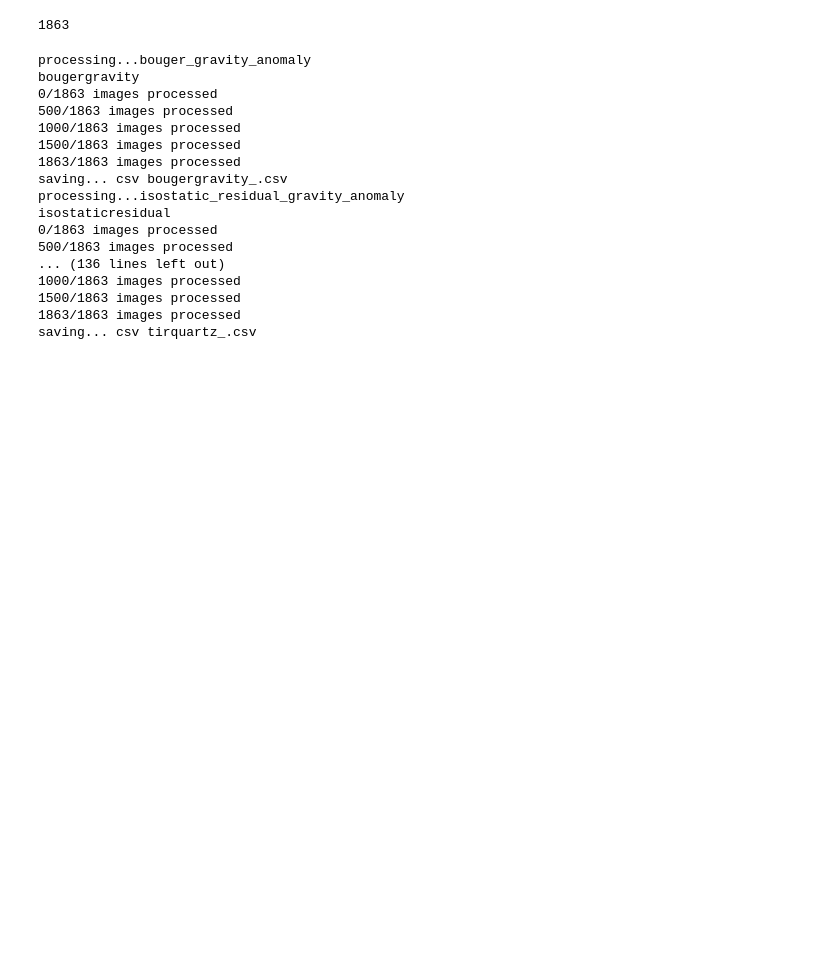
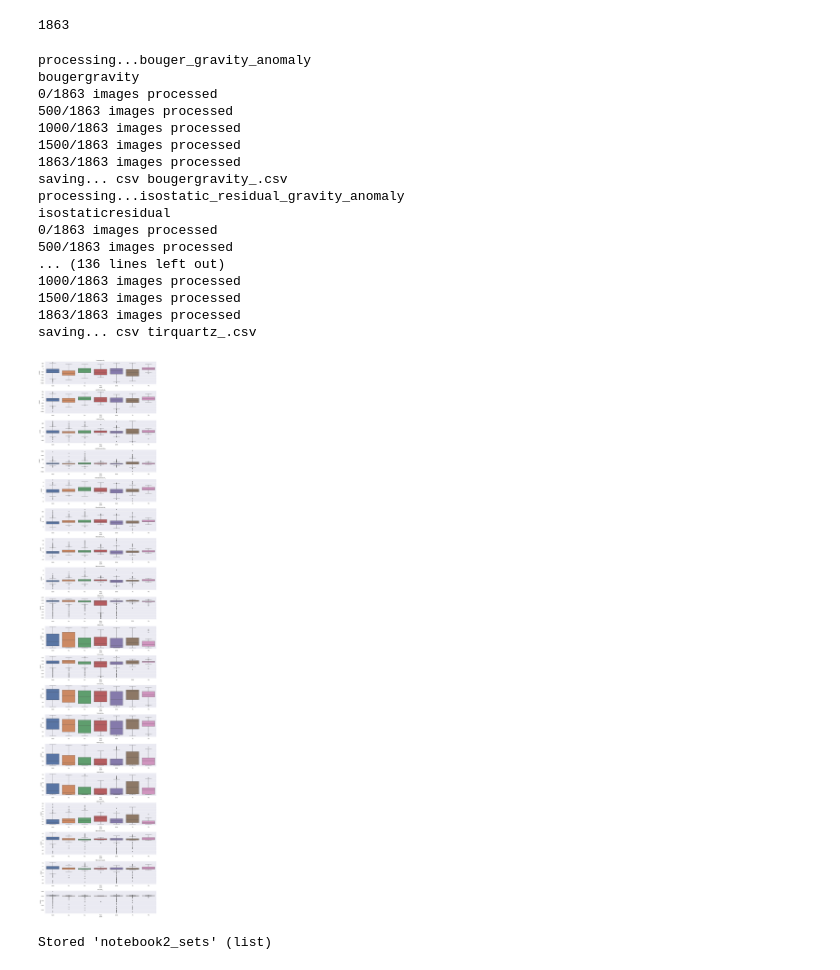
Before and after one commit to geomms/Unearthed-Explore-Australia-Gold-Deposit-Prediction, a Jupyter notebook: Image Processing.ipynb, the cells around one changed output. Saved outputs shown, nothing was run; the diff lists cells and outputs as text; code cells hidden in the pictures; blank space fills up the shorter version.

```diff
--- a/Image Processing.ipynb
+++ b/Image Processing.ipynb
@@ -295,3 +295,34 @@ isostaticresidual
 1500/1863 images processed
 1863/1863 images processed
 saving... csv tirquartz_.csv
+# %%
+# plotting box plot of average distribution for each class
+
+sets = []
+
+for key in file_structure.keys():
+    name = ''.join(key.split('_')[:2])
+    sets.append(f'{name}_.csv')
+
+fig, ax = plt.subplots(nrows=len(sets), ncols=1, figsize=(15,70))
+for i, chart in enumerate(sets):
+    name = chart.split('.')[0]
+    df = pd.read_csv(chart)
+    mean_plus = df['_mean'].mean() + 3*df['_mean'].std()
+    mean_minus = df['_mean'].mean() - 3*df['_mean'].std()
+    #print(f'for {name} mean_plus is {mean_plus} and mean_minus is {mean_minus}')
+    if df._mean.mean() == np.Inf:
+        sns.boxplot(y='_mean',x='label',data=df,ax=ax[i])
+        ax[i].set_title(name)
+    else:
+        df = df[(df['_mean']>mean_minus)&(df['_mean']<mean_plus)]
+        sns.boxplot(y='_mean',x='label',data=df,ax=ax[i])
+        ax[i].set_title(name)
+fig.tight_layout()
+# %% [output]
+[figure, added]
+# %%
+notebook2_sets = sets
+%store notebook2_sets
+# %% [output]
+Stored 'notebook2_sets' (list)
```
Also changed, not shown: parts of 6 cells of this notebook, 8 other files.
